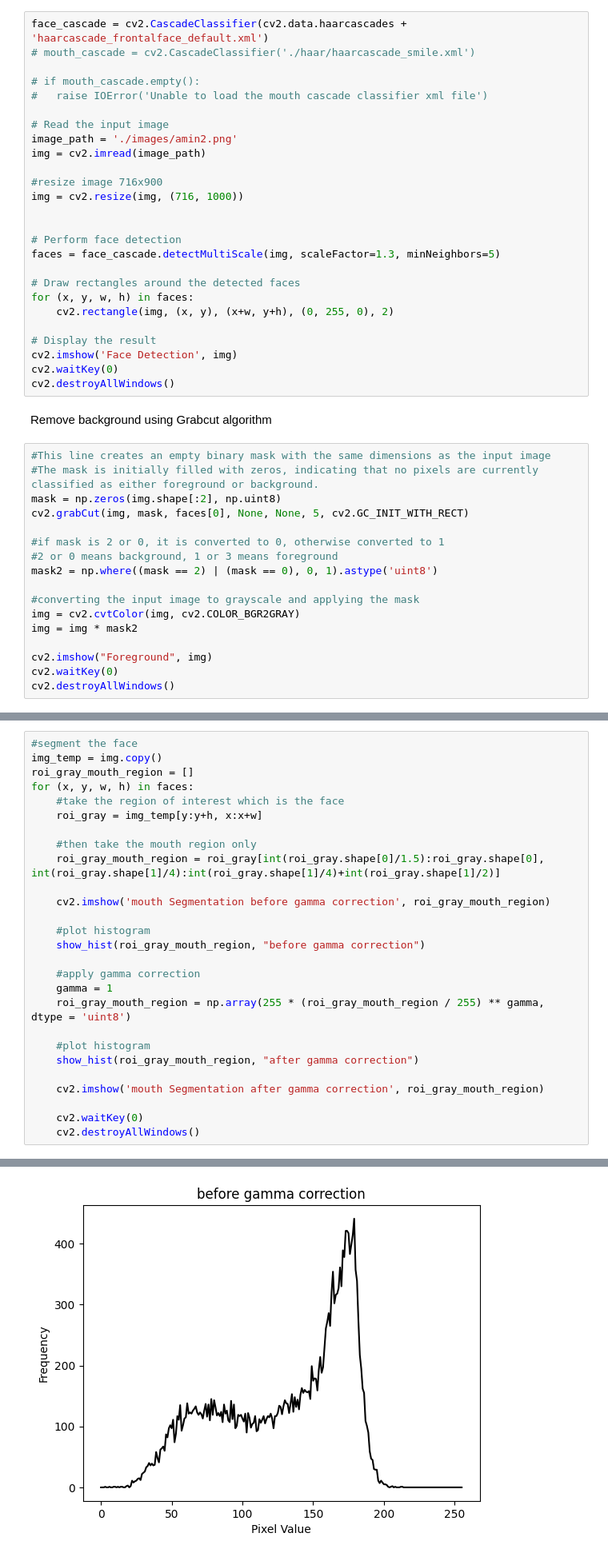
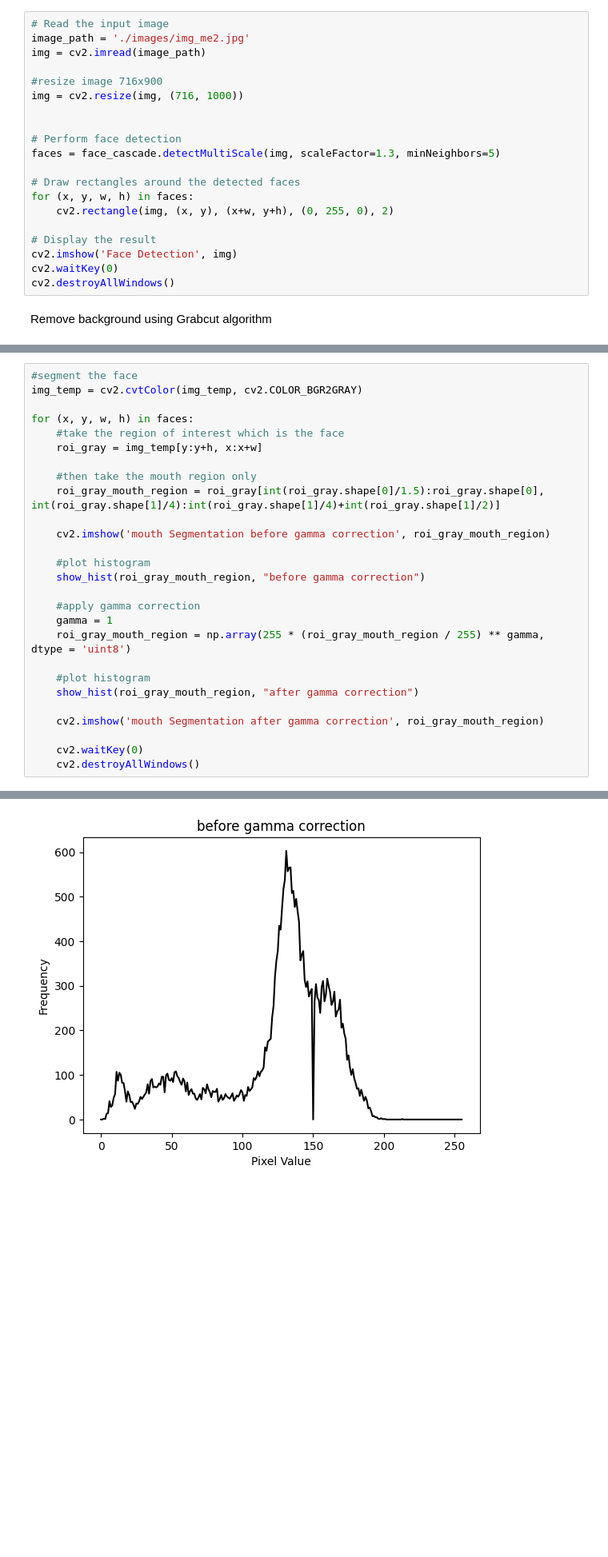
Before and after one commit to yosamah/Image-processing-project, a Jupyter notebook: Lab_1_std.ipynb, the cells around one changed output, grey strips where cells are left out. Shown: that part at 80% size. Drawn from its saved outputs; the diff is of its cells as text; blank space fills up the shorter version.

```diff
--- a/Lab_1_std.ipynb
+++ b/Lab_1_std.ipynb
@@ -54,14 +134,8 @@ def local_thresholding(thresholds, image):
 # %% [markdown]
 Reading the image and applying face detection using haar cascades
 # %%
-face_cascade = cv2.CascadeClassifier(cv2.data.haarcascades + 'haarcascade_frontalface_default.xml')
-# mouth_cascade = cv2.CascadeClassifier('./haar/haarcascade_smile.xml')
-
-# if mouth_cascade.empty():
-#   raise IOError('Unable to load the mouth cascade classifier xml file')
-
 # Read the input image
-image_path = './images/amin2.png'
+image_path = './images/img_me2.jpg'
 img = cv2.imread(image_path)
 
 #resize image 716x900
@@ -81,20 +155,3 @@ cv2.waitKey(0)
 cv2.destroyAllWindows()
 # %% [markdown]
 Remove background using Grabcut algorithm
-# %%
-#This line creates an empty binary mask with the same dimensions as the input image
-#The mask is initially filled with zeros, indicating that no pixels are currently classified as either foreground or background.
-mask = np.zeros(img.shape[:2], np.uint8)
-cv2.grabCut(img, mask, faces[0], None, None, 5, cv2.GC_INIT_WITH_RECT)
-
-#if mask is 2 or 0, it is converted to 0, otherwise converted to 1
-#2 or 0 means background, 1 or 3 means foreground
-mask2 = np.where((mask == 2) | (mask == 0), 0, 1).astype('uint8')
-
-#converting the input image to grayscale and applying the mask
-img = cv2.cvtColor(img, cv2.COLOR_BGR2GRAY)
-img = img * mask2
-
-cv2.imshow("Foreground", img)
-cv2.waitKey(0)
-cv2.destroyAllWindows()
@@ -102,8 +166,8 @@ cv2.destroyAllWindows()
 Segmenting the mouth area from the face and applying gamma correction
 # %%
 #segment the face
-img_temp = img.copy()
-roi_gray_mouth_region = []
+img_temp = cv2.cvtColor(img_temp, cv2.COLOR_BGR2GRAY)
+
 for (x, y, w, h) in faces:
     #take the region of interest which is the face
     roi_gray = img_temp[y:y+h, x:x+w]
@@ -131 +196 @@ for (x, y, w, h) in faces:
-[figure, old version]
+[figure, new version]
```
Also changed, not shown: parts of 16 cells of this notebook.
